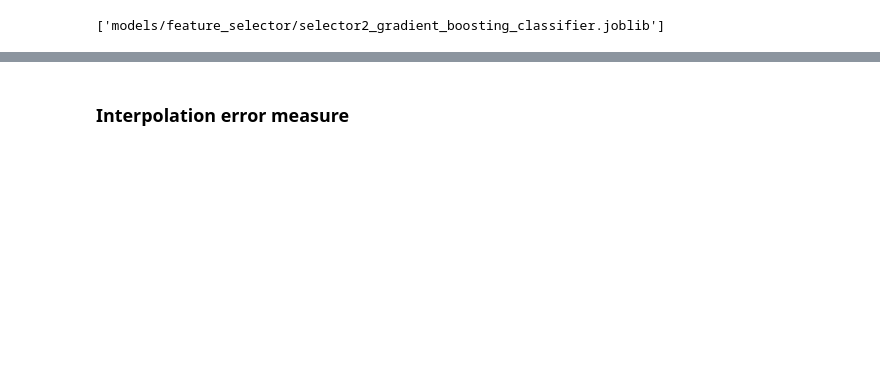
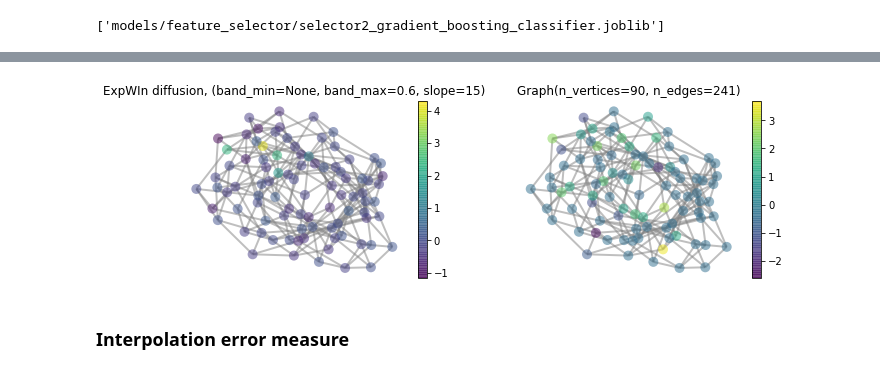
Before and after one commit to raphaelreiss/Network_tour_of_mice_genetics, a Jupyter notebook: Graph_Analysis_Mice_Genetics.ipynb, the cells around one changed output, grey strips where cells are left out. Cells and saved outputs as stored; diff of their text form; code cells hidden in the pictures; blank space fills up the shorter version.

```diff
--- a/Graph_Analysis_Mice_Genetics.ipynb
+++ b/Graph_Analysis_Mice_Genetics.ipynb
@@ -739,3 +753,22 @@ fig.savefig("filtered_signal.png")
+# %%
+# Plot the graph signal initialization
+fig, axes = plt.subplots(1, 2, figsize=(10, 3))
+for idx, ax in enumerate(axes.flatten()):
+    if idx % 2 == 0:
+        pygsp_weighted_graph.plot_signal(sign_filtered[:, (top_variance_signal.shape[1] - idx - 1)],\
+                                         colorbar=True, ax=ax)
+        title = r'ExpWIn diffusion, (band_min={}, band_max={}, slope={})'.format(g.band_min, g.band_max, g.slope)
+        _ = ax.set_title(title)
+    else:
+        pygsp_weighted_graph.plot_signal(top_variance_signal.values[:, (top_variance_signal.shape[1] - idx - 1)],\
+                                         colorbar=True, ax=ax)
+
+
+    ax.set_axis_off()
+
+fig.tight_layout()
+# %% [output]
+[figure, added]
 # %% [markdown]
 ### Interpolation error measure
 # %%
```
Also changed, not shown: parts of 28 cells of this notebook.
